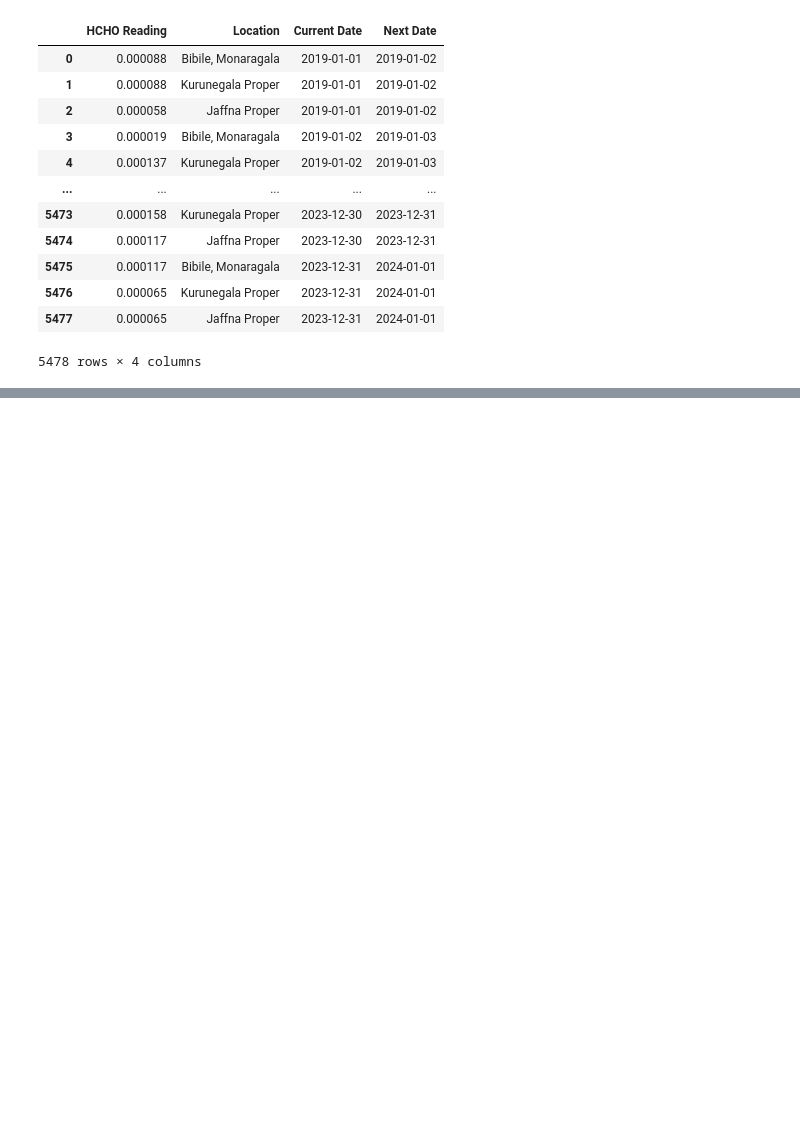
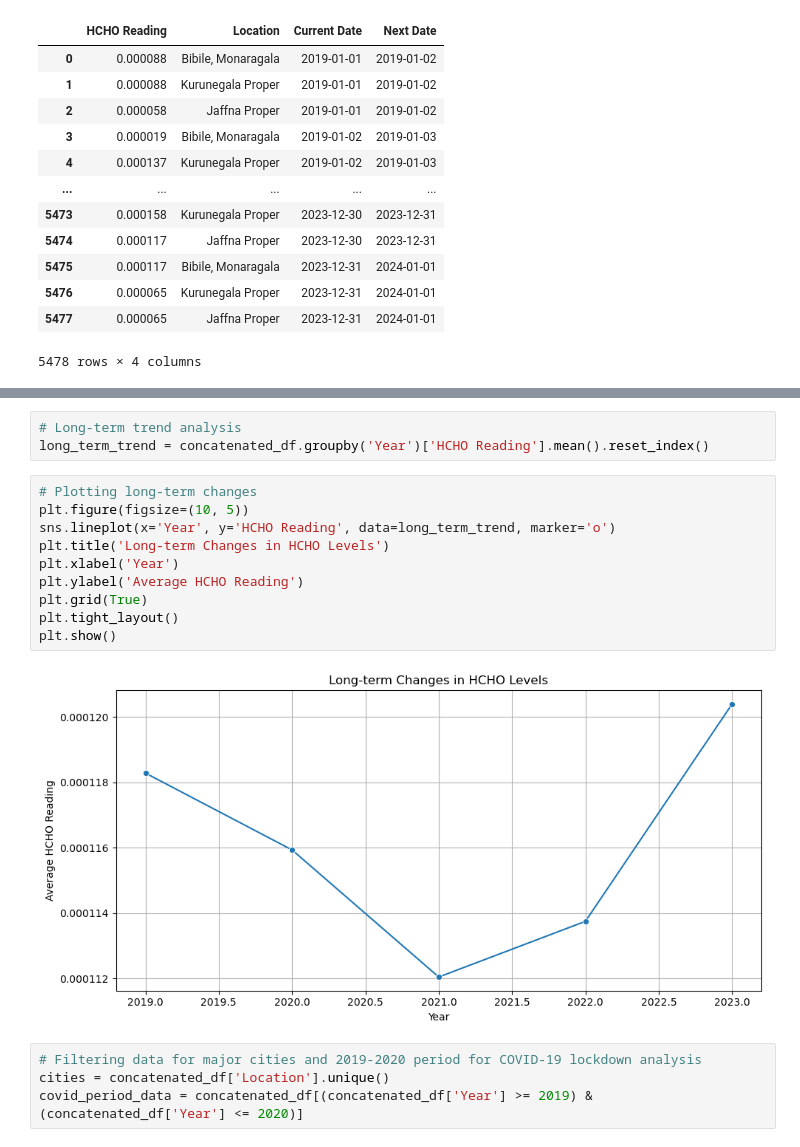
Before and after one commit to Inupa6677/Data-Engineering-HCHO-gas-prediction-, a Jupyter notebook: Data Engineering Coursework.ipynb, the cells around one changed output, grey strips where cells are left out. Saved outputs shown, nothing was run; the diff lists cells and outputs as text; blank space fills up the shorter version.

```diff
--- a/Data Engineering Coursework.ipynb
+++ b/Data Engineering Coursework.ipynb
@@ -686,0 +1148,19 @@ pandas_df_3
+# %%
+# Long-term trend analysis
+long_term_trend = concatenated_df.groupby('Year')['HCHO Reading'].mean().reset_index()
+# %%
+# Plotting long-term changes
+plt.figure(figsize=(10, 5))
+sns.lineplot(x='Year', y='HCHO Reading', data=long_term_trend, marker='o')
+plt.title('Long-term Changes in HCHO Levels')
+plt.xlabel('Year')
+plt.ylabel('Average HCHO Reading')
+plt.grid(True)
+plt.tight_layout()
+plt.show()
+# %% [output]
+[figure, added]
+# %%
+# Filtering data for major cities and 2019-2020 period for COVID-19 lockdown analysis
+cities = concatenated_df['Location'].unique()
+covid_period_data = concatenated_df[(concatenated_df['Year'] >= 2019) & (concatenated_df['Year'] <= 2020)]
```
Also changed, not shown: parts of 38 cells of this notebook, 1 other file.
